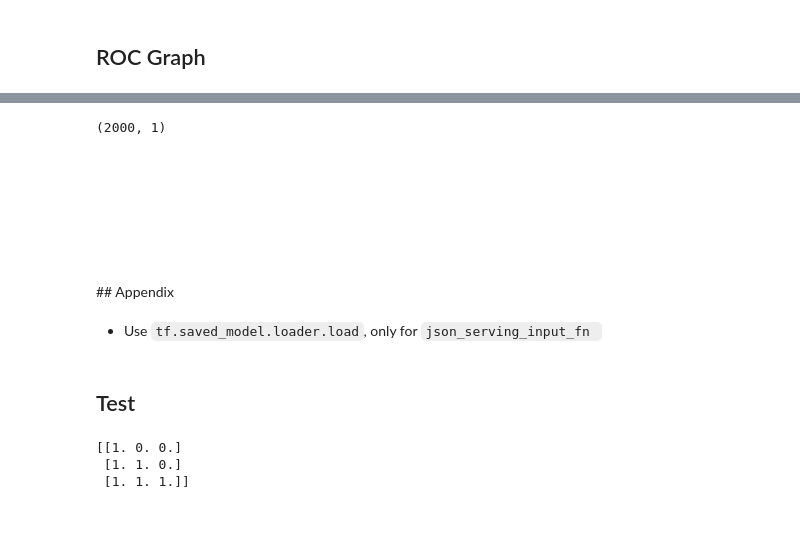
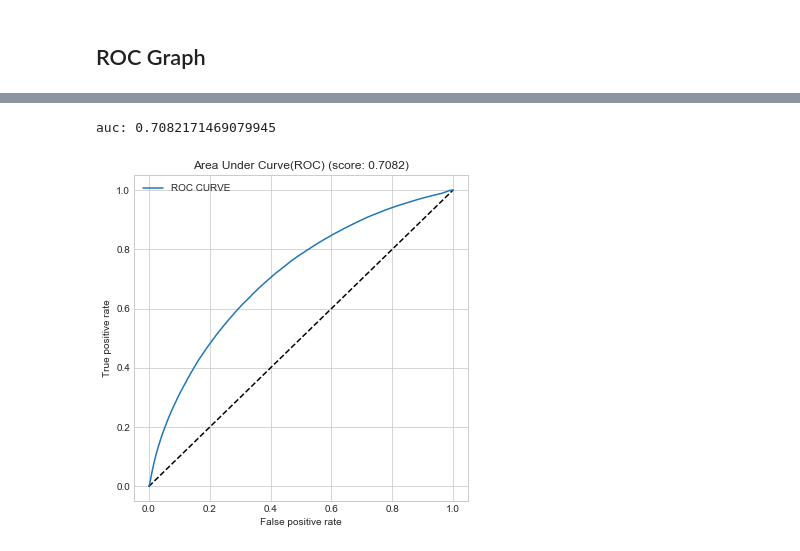
Before and after one commit to CloudMile/ml-specialized, a Jupyter notebook: kkbox/kkbox.ipynb, the cells around one changed output, grey strips where cells are left out. Saved outputs shown, nothing was run; the diff lists cells and outputs as text; code cells hidden in the pictures; blank space fills up the shorter version.

```diff
--- a/kkbox/kkbox.ipynb
+++ b/kkbox/kkbox.ipynb
@@ -1290,11 +1356,10 @@ vl = pd.read_pickle('./data/processed/transformed/vl.pkl')
 # %%
 %%time
 
-# vl = pd.read_pickle('./data/processed/transformed/vl.pkl')
 params = pd.Series({
     'datasource': vl.drop('target', 1),
-    'is_src_file': False,
-    'model_name': 'neu_mf'
+    'is_src_file': True,
+    'model_name': 'dnn'
 })
 pred = Ctrl.instance.local_predict(params)
 # %% [output]
@@ -1336,30 +1383,21 @@ Wall time: 4.25 s
-# %%
-pred.shape
-# %% [output]
-(2000, 1)
 # %%
 from sklearn.metrics import roc_curve, auc
 
 def draw_roc_curve(y, pred):
     fprRf, tprRf, _ = roc_curve(y, pred, pos_label=1)
     auc_scr = auc(fprRf, tprRf)
     print("auc:", auc_scr)
     f, ax = plt.subplots(1, 1, figsize=(6, 6))
 
     ax.plot([0, 1], [0, 1], 'k--')
     ax.plot(fprRf, tprRf, label='ROC CURVE')
     ax.set_xlabel('False positive rate')
     ax.set_ylabel('True positive rate')
     ax.set_title('Area Under Curve(ROC) (score: {:.4f})'.format(auc_scr))
     ax.legend(loc='best')
     plt.show()
+
+draw_roc_curve(vl.target.values, pred)
+# %% [output]
+auc: 0.7082171469079945
+[figure, added]
-# %% [markdown]
-<br/>
-<br/>
-<br/>
-<br/>
-<br/>
-<br/>
-## Appendix
-# %% [markdown]
-+ Use `tf.saved_model.loader.load`, only for `json_serving_input_fn `
@@ -1379,16 +1403,0 @@ print(pred)
-# %% [markdown]
-## Test
-# %%
-from trainer import app_conf, metadata, input, service
-from trainer.ctrl import Ctrl
-
-tf.reset_default_graph()
-with tf.Graph().as_default():
-    norm = tf.sequence_mask([1, 2, 3], dtype=tf.float32)
-    with tf.Session() as sess:
-        tf.global_variables_initializer().run()
-        print( sess.run(norm) )
-# %% [output]
-[[1. 0. 0.]
- [1. 1. 0.]
- [1. 1. 1.]]
```
Also changed, not shown: parts of 40 cells of this notebook, 14 other files.
